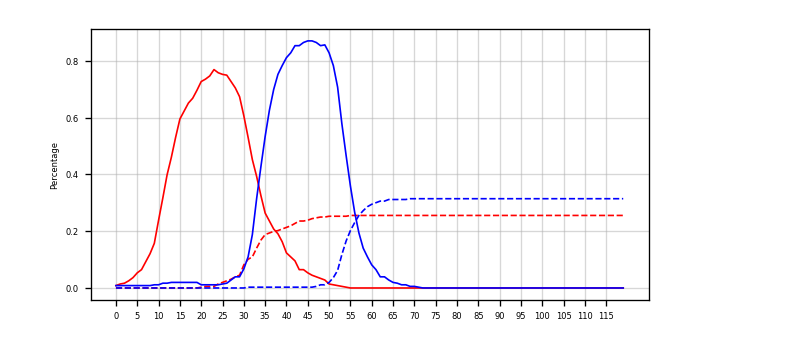
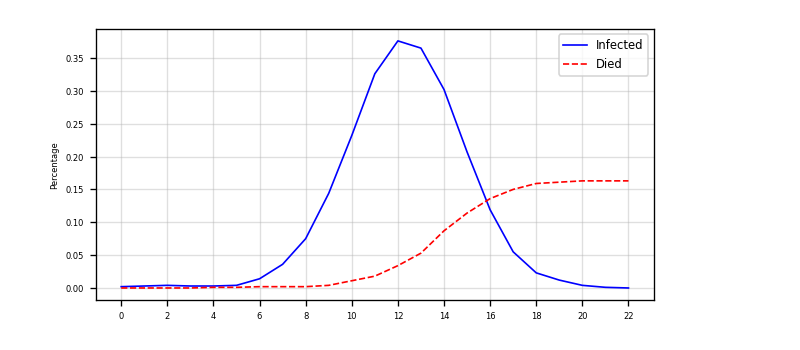
Before and after one commit to MahdiShahrabi/COVID19-Simulation, a Jupyter notebook: Time Dimension/Time_Simulation.ipynb, the cells around one changed output. Cells and saved outputs as stored; diff of their text form; code cells hidden in the pictures.

```diff
--- a/Time Dimension/Time_Simulation.ipynb
+++ b/Time Dimension/Time_Simulation.ipynb
@@ -16,7 +16,7 @@ def generateRandSeed(num,Graph):
     out = np.random.choice(list(range(Graph.number_of_nodes())),num,replace=False)
     return(out)
 # %%
-def Simulate_Time (Graph,Maximum_Time=100,Seasons=[50,100,150,200],P_seasons = [1,1,1,1],
+def Simulate_SIR_Time (Graph,Maximum_Time=100,Seasons=[50,100,150,200],P_seasons = [1,1,1,1],
                   Seeds = [0,7], n_dr=1, q_die=0.2, n_s=1, q_s=0.1, pnt_cond=False, how='Transmission',
                   network_update = False):
   """ A function to run a cascade simulation on a graph.
@@ -66,6 +66,11 @@ def Simulate_Time (Graph,Maximum_Time=100,Seasons=[50,100,150,200],P_seasons = [
     If it is 'True', the 'recoverd' and 'died' nodes are removed from the network.
     So in the 'Transmission' mode, we do not count the virus transmission from
      Infected nodes to these nodes.
+
+
+  Attention
+  ---------
+  If in this simulation if we put n_dr=1, we have the simple SIR model.
 
   """
   # Size of Graph
@@ -271,7 +276,7 @@ def Simulate_Time (Graph,Maximum_Time=100,Seasons=[50,100,150,200],P_seasons = [
                   R0+=1
                   if pnt_cond:
                       print("        _Node ",advicee," has recieved and R0 is: ",R0,
-                            ", and this node is already in Infected of New_Infected:",
+                            ", and this node is not in Normal:",
                             advicee not in Normal)
 
                   # If its a new node (which is not already informed) we update the list of informeds
@@ -410,6 +373,0 @@ Gc_pl[0].number_of_edges()
-# %%
-for x in Gc_Erdos:
-    x.number_of_edges()
-
-for x in Gc_pl:
-    x.number_of_edges()
@@ -484,53 +374,21 @@ ValueError: too many values to unpack (expected 2)
 # %%
-%%time
-num=5
-# i=time_end.index(max(time_end))
-i = 19
-data_X = levels_X[i]
-N = 10
+lng = n
+data = out[0]
 
-y1_X = data_X.time
-
-y2_X = [x/lng for x in data_X.Infected]
-# y2 = np.convolve(y2,np.ones((N,))/N,mode='same')
-
-y3_X = [x/lng for x in data_X.Died]
-# y3 = np.convolve(y3,np.ones((N,))/N,mode='same')
-
-
-
+y1 = data.time
+y2 = [x/lng for x in data.Infected]
+y3 = [x/lng for x in data.Died]
 
 # Plot Line1 (Left Y Axis)
 fig, ax1 = plt.subplots(1,1,figsize=(6,3), dpi= 120)
-
-ax1.plot(y1_X,y2_X,color='red',lw=1,label='Infected')
-ax1.plot(y1_X, y3_X,color='red',lw=1,label='Died',ls='dashed')
+ax1.plot(y1,y2,color='blue',lw=1,label='Infected')
+ax1.plot(y1, y3,color='red',lw=1,label='Died',ls='dashed')
 ax1.tick_params(axis='x', labelsize=5)
 ax1.set_ylabel('Percentage', fontsize=5)
 ax1.tick_params(axis='y', rotation=0,labelsize=5 )
-ax1.set_xticks(y1_X[::5])
-ax1.set_xticklabels(y1_X[::5])
+ax1.set_xticks(y1[::2])
+ax1.set_xticklabels(y1[::2])
 ax1.grid(alpha=.4)
-
-
-
-data_Y = levels_Y[i]
-
-y1_Y = data_Y.time
-
-y2_Y = [x/lng for x in data_Y.Infected]
-# y2 = np.convolve(y2,np.ones((N,))/N,mode='same')
-
-y3_Y = [x/lng for x in data_Y.Died]
-# y3 = np.convolve(y3,np.ones((N,))/N,mode='same')
-
-
-ax1.plot(y1_Y,y2_Y,color='blue',lw=1,label='Infected')
-ax1.plot(y1_Y, y3_Y,color='blue',lw=1,label='Died',ls='dashed')
-ax1.tick_params(axis='x', labelsize=5)
-ax1.set_ylabel('Percentage', fontsize=5)
-ax1.tick_params(axis='y', rotation=0,labelsize=5 )
-ax1.set_xticks(y1_Y[::5])
-ax1.set_xticklabels(y1_Y[::5])
-ax1.grid(alpha=.5)
+plt.legend(fontsize = 7)
+plt.show()
 # %% [output]
@@ -538 +395 @@ Wall time: 191 ms
-[figure, old version]
+[figure, new version]
```
Also changed, not shown: parts of 6 cells of this notebook.
